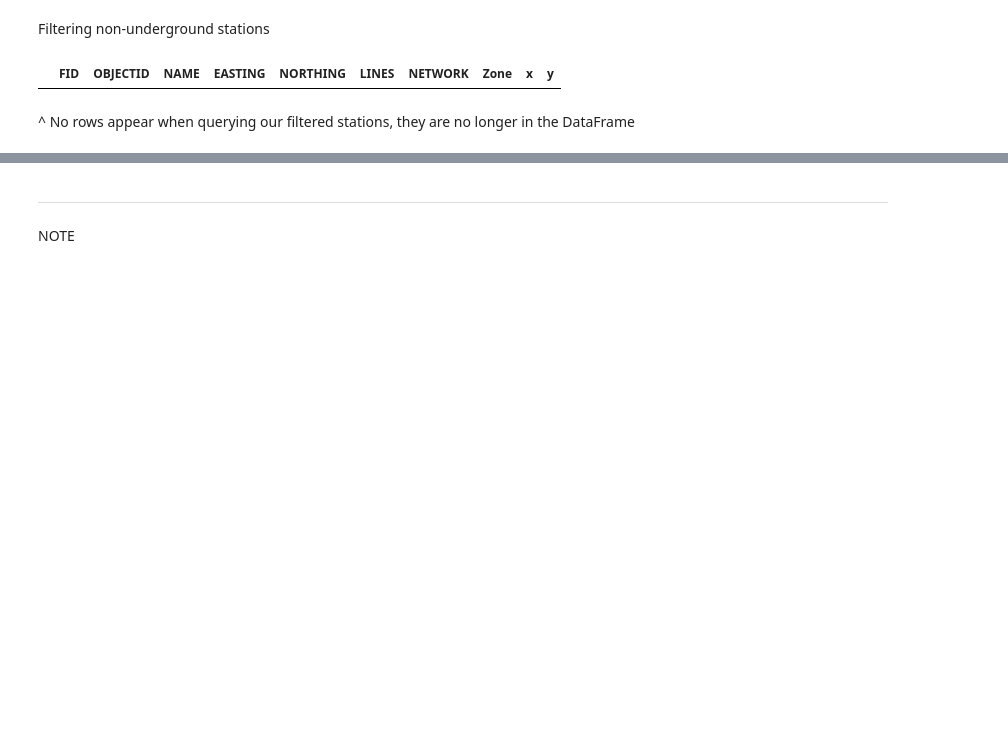
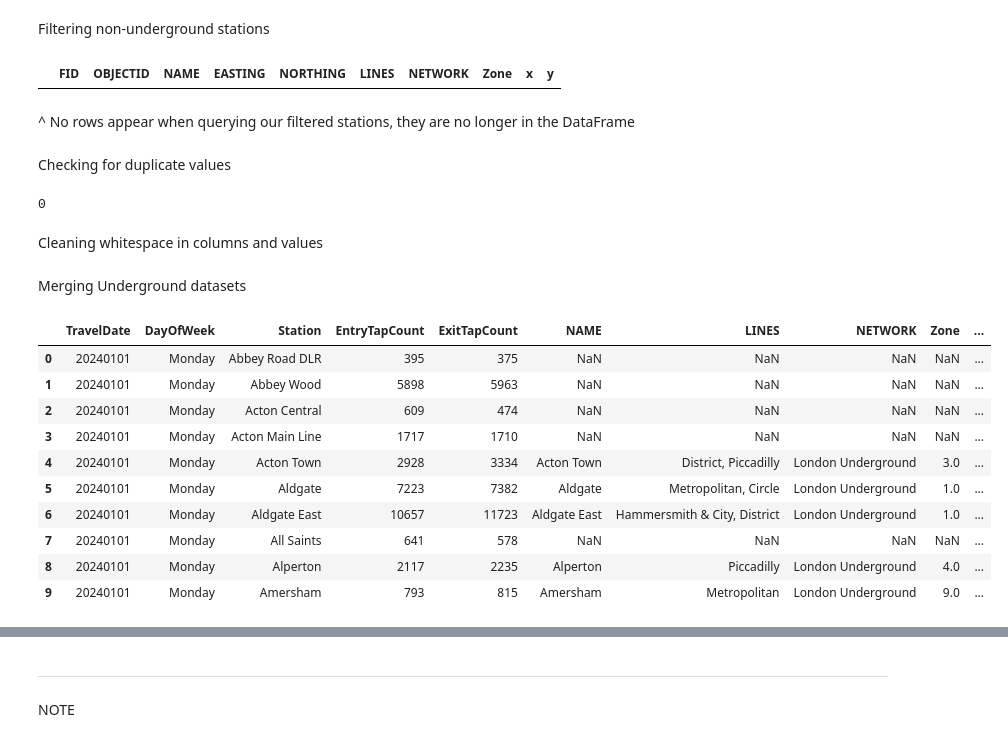
Before and after one commit to J-Bicheno/London-Underground-Analysis, a Jupyter notebook: jupyter_notebooks/ETL.ipynb, the cells around one changed output, grey strips where cells are left out. Drawn from its saved outputs; the diff is of its cells as text; code cells hidden in the pictures; blank space fills up the shorter version.

```diff
--- a/jupyter_notebooks/ETL.ipynb
+++ b/jupyter_notebooks/ETL.ipynb
@@ -122,3 +122,41 @@ Station_Coords.query("NETWORK == ['London Overground', 'Tramlink', 'DLR', 'TfL R
 |  | FID | OBJECTID | NAME | EASTING | NORTHING | LINES | NETWORK | Zone | x | y |
 # %% [markdown]
 ^ No rows appear when querying our filtered stations, they are no longer in the DataFrame
+# %% [markdown]
+Checking for duplicate values
+# %%
+Footfall.duplicated().sum()
+Station_Coords.duplicated().sum()
+# %% [output]
+0
+# %% [markdown]
+Cleaning whitespace in columns and values
+# %%
+Footfall.columns = Footfall.columns.str.strip()
+Station_Coords.columns = Station_Coords.columns.str.strip()
+Footfall['Station'] = Footfall['Station'].str.strip()
+Station_Coords['NAME'] = Station_Coords['NAME'].str.strip()
+# %% [markdown]
+Merging Underground datasets
+# %%
+merged_ug = pd.merge(
+    Footfall,
+    Station_Coords[['NAME', 'LINES', 'NETWORK', 'Zone', 'x', 'y']],
+    left_on='Station',
+    right_on='NAME',
+    how='left'
+)
+
+merged_ug.head(10)
+# %% [output]
+|  | TravelDate | DayOfWeek | Station | EntryTapCount | ExitTapCount | NAME | LINES | NETWORK | Zone | ... |
+| 0 | 20240101 | Monday | Abbey Road DLR | 395 | 375 | NaN | NaN | NaN | NaN | ... |
+| 1 | 20240101 | Monday | Abbey Wood | 5898 | 5963 | NaN | NaN | NaN | NaN | ... |
+| 2 | 20240101 | Monday | Acton Central | 609 | 474 | NaN | NaN | NaN | NaN | ... |
+| 3 | 20240101 | Monday | Acton Main Line | 1717 | 1710 | NaN | NaN | NaN | NaN | ... |
+| 4 | 20240101 | Monday | Acton Town | 2928 | 3334 | Acton Town | District, Piccadilly | London Underground | 3.0 | ... |
+| 5 | 20240101 | Monday | Aldgate | 7223 | 7382 | Aldgate | Metropolitan, Circle | London Underground | 1.0 | ... |
+| 6 | 20240101 | Monday | Aldgate East | 10657 | 11723 | Aldgate East | Hammersmith & City, District | London Underground | 1.0 | ... |
+| 7 | 20240101 | Monday | All Saints | 641 | 578 | NaN | NaN | NaN | NaN | ... |
+| 8 | 20240101 | Monday | Alperton | 2117 | 2235 | Alperton | Piccadilly | London Underground | 4.0 | ... |
+| 9 | 20240101 | Monday | Amersham | 793 | 815 | Amersham | Metropolitan | London Underground | 9.0 | ... |
```
Also changed, not shown: parts of 9 cells of this notebook.
